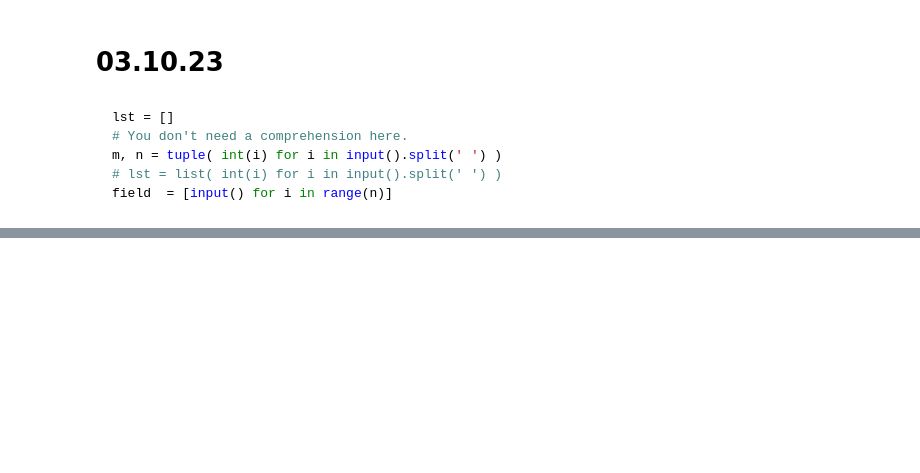
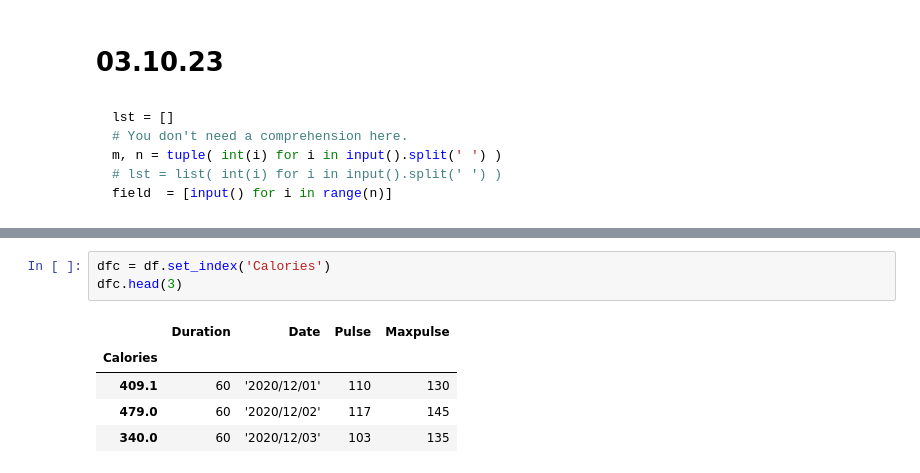
Before and after one commit to alxlnx/python, a Jupyter notebook: Notes/Classes.ipynb, the cells around one changed output, grey strips where cells are left out. Saved outputs shown, nothing was run; the diff lists cells and outputs as text; blank space fills up the shorter version.

```diff
--- a/Notes/Classes.ipynb
+++ b/Notes/Classes.ipynb
@@ -413,0 +590,9 @@ field  = [input() for i in range(n)]
+# %%
+dfc = df.set_index('Calories')
+dfc.head(3)
+# %% [output]
+|  | Duration | Date | Pulse | Maxpulse |
+| Calories |  |  |  |  |
+| 409.1 | 60 | '2020/12/01' | 110 | 130 |
+| 479.0 | 60 | '2020/12/02' | 117 | 145 |
+| 340.0 | 60 | '2020/12/03' | 103 | 135 |
```
Also changed, not shown: parts of 36 cells of this notebook, 1 other file.
